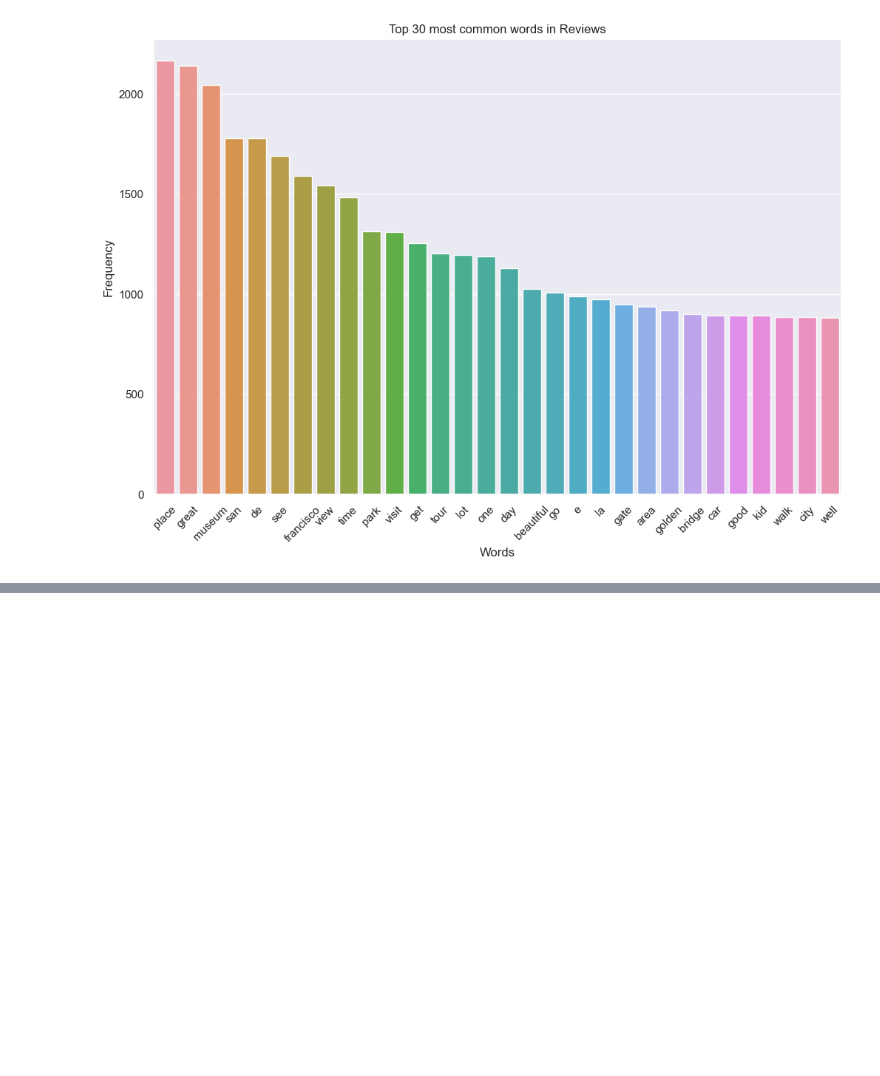
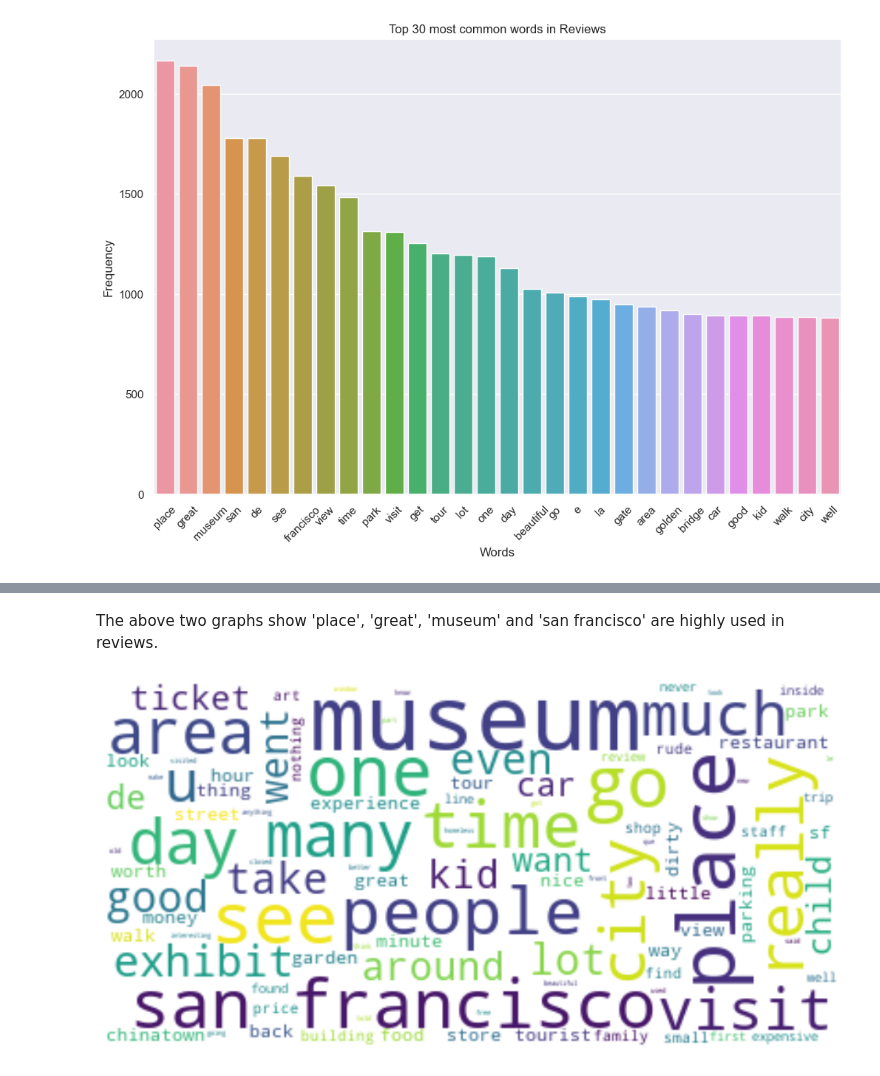
Before and after one commit to yanyuchen/sentiment-analysis, a Jupyter notebook: ipynb/eda.ipynb, the cells around one changed output, grey strips where cells are left out. Cells and saved outputs as stored; diff of their text form; code cells hidden in the pictures; blank space fills up the shorter version.

```diff
--- a/ipynb/eda.ipynb
+++ b/ipynb/eda.ipynb
@@ -402,0 +487,12 @@ plt.show()
+# %% [markdown]
+The above two graphs show 'place', 'great', 'museum' and 'san francisco' are highly used in reviews.
+# %%
+# Create wordcloud for reviews which rating are 1 and 2
+review_nlp_low_rate = ' '.join(review_nlp.loc[review_nlp['rating']<3]['lemmatized'])
+wordcloud = WordCloud(max_font_size=50, max_words=100, background_color="white").generate(review_nlp_low_rate)
+plt.figure()
+plt.imshow(wordcloud, interpolation="bilinear")
+plt.axis("off")
+plt.show()
+# %% [output]
+[figure, added]
```
Also changed, not shown: parts of 79 cells of this notebook.
